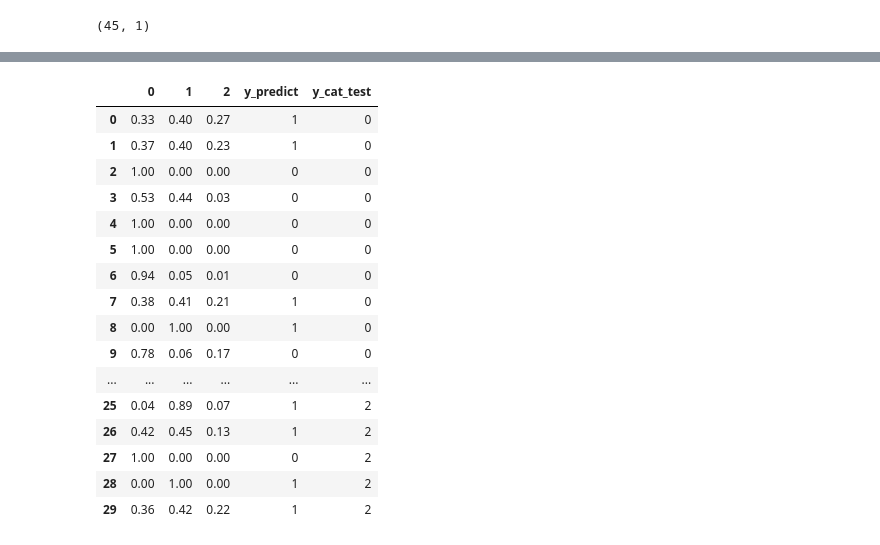
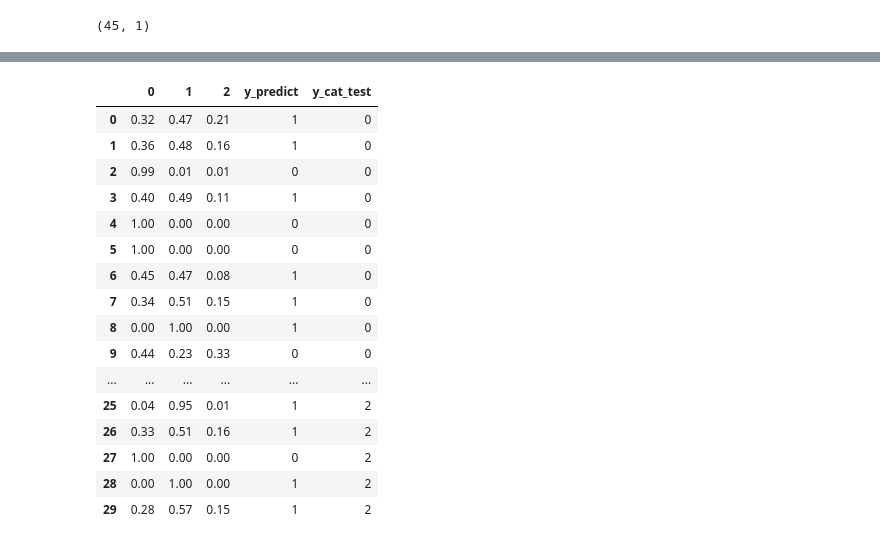
Before and after one commit to Laumartin4/smearly, a Jupyter notebook: notebooks/Eve_smearly.ipynb, the cells around one changed output, grey strips where cells are left out. Saved outputs shown, nothing was run; the diff lists cells and outputs as text; code cells hidden in the pictures.

```diff
--- a/notebooks/Eve_smearly.ipynb
+++ b/notebooks/Eve_smearly.ipynb
@@ -367,12 +334,12 @@ Model: "sequential_4"
  Non-trainable params: 0 (0.00 B)
 # %%
 adam = optimizers.Adam(learning_rate = 0.001)
-model.compile(loss='categorical_crossentropy',
+model_1.compile(loss='categorical_crossentropy',
               optimizer=adam,
               metrics=['f1_score'])
 # %%
 batch_size = 1
 # %%
-history = model.fit(X_train, y_cat_train, batch_size=batch_size, epochs=10, validation_split=0.2)
+history_1 = model_1.fit(X_train, y_cat_train, batch_size=batch_size, epochs=10, validation_split=0.2)
 # %% [output]
 Epoch 1/10
@@ -430,5 +394,5 @@ results
 # %%
-MODEL = "model.h5"
+MODEL = "model_1b.h5"
 
 modelCheckpoint = callbacks.ModelCheckpoint(MODEL,
                                             monitor="val_loss",
@@ -446,6 +410,6 @@ EarlyStopper = callbacks.EarlyStopping(monitor='val_loss',
                                        verbose=0,
                                        restore_best_weights=True)
 # %%
-history = model.fit(X_train, y_cat_train, batch_size=batch_size, epochs=10, validation_split=0.2, callbacks=[modelCheckpoint, LRreducer, EarlyStopper])
+history_1b = model_1.fit(X_train, y_cat_train, batch_size=batch_size, epochs=10, validation_split=0.2, callbacks=[modelCheckpoint, LRreducer, EarlyStopper])
 # %% [output]
 Epoch 1/10
@@ -501,5 +456,5 @@ plt.plot(history.history['f1_score'])
 # %%
-modelft_results = pd.DataFrame(model.predict(X_test))
+modelft_results = pd.DataFrame(model_1.predict(X_test))
 modelft_results[[0,1,2]] = modelft_results[[0,1,2]].apply(lambda x: round(x,2))
 modelft_results["y_predict"] = modelft_results.idxmax(axis=1)
 modelft_results["y_cat_test"] = y_test
@@ -509,18 +464,18 @@ modelft_results
 |  | 0 | 1 | 2 | y_predict | y_cat_test |
-| 0 | 0.33 | 0.40 | 0.27 | 1 | 0 |
-| 1 | 0.37 | 0.40 | 0.23 | 1 | 0 |
-| 2 | 1.00 | 0.00 | 0.00 | 0 | 0 |
-| 3 | 0.53 | 0.44 | 0.03 | 0 | 0 |
+| 0 | 0.32 | 0.47 | 0.21 | 1 | 0 |
+| 1 | 0.36 | 0.48 | 0.16 | 1 | 0 |
+| 2 | 0.99 | 0.01 | 0.01 | 0 | 0 |
+| 3 | 0.40 | 0.49 | 0.11 | 1 | 0 |
 | 4 | 1.00 | 0.00 | 0.00 | 0 | 0 |
 | 5 | 1.00 | 0.00 | 0.00 | 0 | 0 |
-| 6 | 0.94 | 0.05 | 0.01 | 0 | 0 |
-| 7 | 0.38 | 0.41 | 0.21 | 1 | 0 |
+| 6 | 0.45 | 0.47 | 0.08 | 1 | 0 |
+| 7 | 0.34 | 0.51 | 0.15 | 1 | 0 |
 | 8 | 0.00 | 1.00 | 0.00 | 1 | 0 |
-| 9 | 0.78 | 0.06 | 0.17 | 0 | 0 |
+| 9 | 0.44 | 0.23 | 0.33 | 0 | 0 |
 | ... | ... | ... | ... | ... | ... |
-| 25 | 0.04 | 0.89 | 0.07 | 1 | 2 |
-| 26 | 0.42 | 0.45 | 0.13 | 1 | 2 |
+| 25 | 0.04 | 0.95 | 0.01 | 1 | 2 |
+| 26 | 0.33 | 0.51 | 0.16 | 1 | 2 |
 | 27 | 1.00 | 0.00 | 0.00 | 0 | 2 |
 | 28 | 0.00 | 1.00 | 0.00 | 1 | 2 |
-| 29 | 0.36 | 0.42 | 0.22 | 1 | 2 |
+| 29 | 0.28 | 0.57 | 0.15 | 1 | 2 |
 # %%
```
Also changed, not shown: parts of 57 cells of this notebook.
